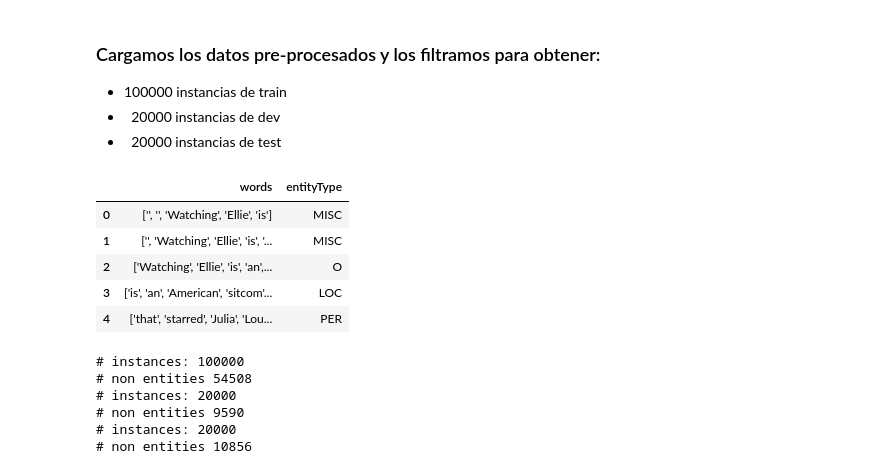
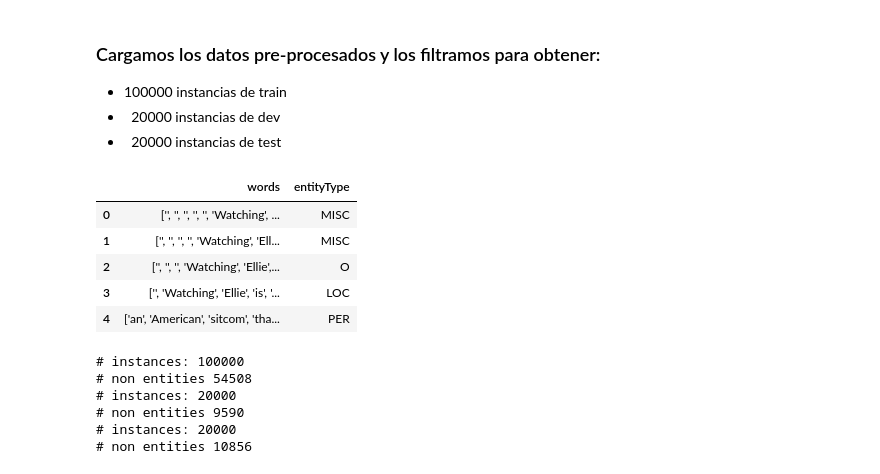
Before and after one commit to emikokic/thesis, a Jupyter notebook: notebooks/supervised_baselines.ipynb, the cells around one changed output. Saved outputs shown, nothing was run; the diff lists cells and outputs as text; code cells hidden in the pictures.

```diff
--- a/notebooks/supervised_baselines.ipynb
+++ b/notebooks/supervised_baselines.ipynb
@@ -168,17 +168,17 @@ Utilizando ventana simétrica de palabras que rodea a la objetivo.
 - &nbsp; 20000 instancias de dev
 - &nbsp; 20000 instancias de test
 # %%
-data_train = pd.read_csv('./corpus_WiNER/cnn_instances/words_entity_W_2_cnn_train.csv')
-data_dev = pd.read_csv('./corpus_WiNER/cnn_instances/words_entity_W_2_cnn_dev.csv')
-data_test = pd.read_csv('./corpus_WiNER/cnn_instances/words_entity_W_2_cnn_test.csv')
+data_train = pd.read_csv('../corpus_WiNER/cnn_instances/words_entity_W_5_cnn_train.csv')
+data_dev = pd.read_csv('../corpus_WiNER/cnn_instances/words_entity_W_5_cnn_dev.csv')
+data_test = pd.read_csv('../corpus_WiNER/cnn_instances/words_entity_W_5_cnn_test.csv')
 data_train.head()
 # %% [output]
 |  | words | entityType |
-| 0 | ['', '', 'Watching', 'Ellie', 'is'] | MISC |
-| 1 | ['', 'Watching', 'Ellie', 'is', '... | MISC |
-| 2 | ['Watching', 'Ellie', 'is', 'an',... | O |
-| 3 | ['is', 'an', 'American', 'sitcom'... | LOC |
-| 4 | ['that', 'starred', 'Julia', 'Lou... | PER |
+| 0 | ['', '', '', '', '', 'Watching', ... | MISC |
+| 1 | ['', '', '', '', 'Watching', 'Ell... | MISC |
+| 2 | ['', '', '', 'Watching', 'Ellie',... | O |
+| 3 | ['', 'Watching', 'Ellie', 'is', '... | LOC |
+| 4 | ['an', 'American', 'sitcom', 'tha... | PER |
 # %%
 X_train = data_train['words'].values[:100000]
 y_train = data_train['entityType'].values[:100000]
```
Also changed, not shown: parts of 8 cells of this notebook, 10 other files.
